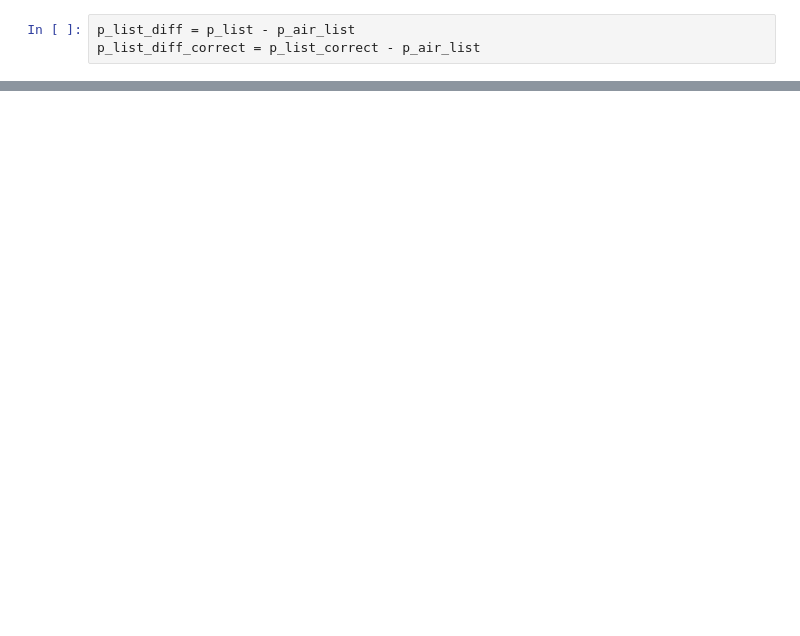
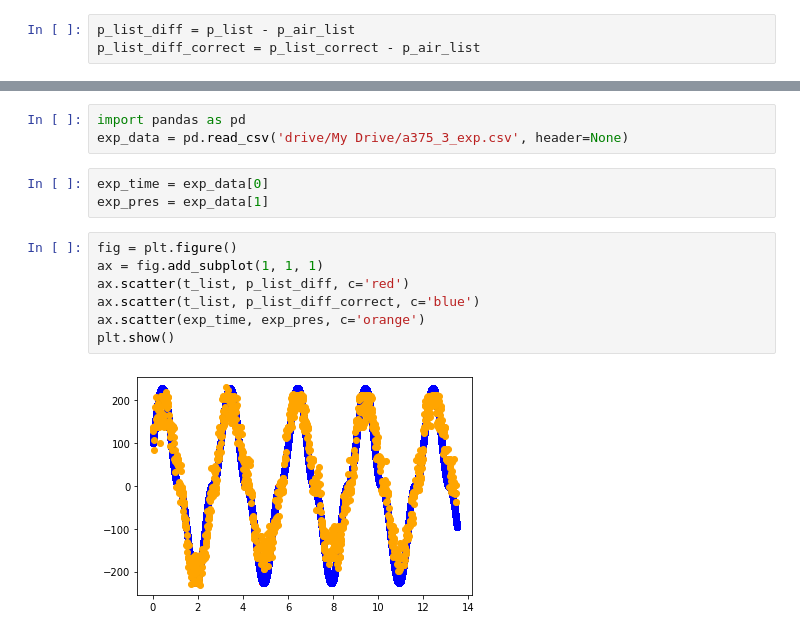
Before and after one commit to okmtz/calc_OWC, a Jupyter notebook: calc_pulsating_pres_with_correction.ipynb, the cells around one changed output, grey strips where cells are left out. Drawn from its saved outputs; the diff is of its cells as text; blank space fills up the shorter version.

```diff
--- a/calc_pulsating_pres_with_correction.ipynb
+++ b/calc_pulsating_pres_with_correction.ipynb
@@ -230,0 +236,15 @@ plt.show()
+# %%
+import pandas as pd
+exp_data = pd.read_csv('drive/My Drive/a375_3_exp.csv', header=None)
+# %%
+exp_time = exp_data[0]
+exp_pres = exp_data[1]
+# %%
+fig = plt.figure()
+ax = fig.add_subplot(1, 1, 1)
+ax.scatter(t_list, p_list_diff, c='red')
+ax.scatter(t_list, p_list_diff_correct, c='blue')
+ax.scatter(exp_time, exp_pres, c='orange')
+plt.show()
+# %% [output]
+[figure, added]
```
Also changed, not shown: parts of 7 cells of this notebook.
